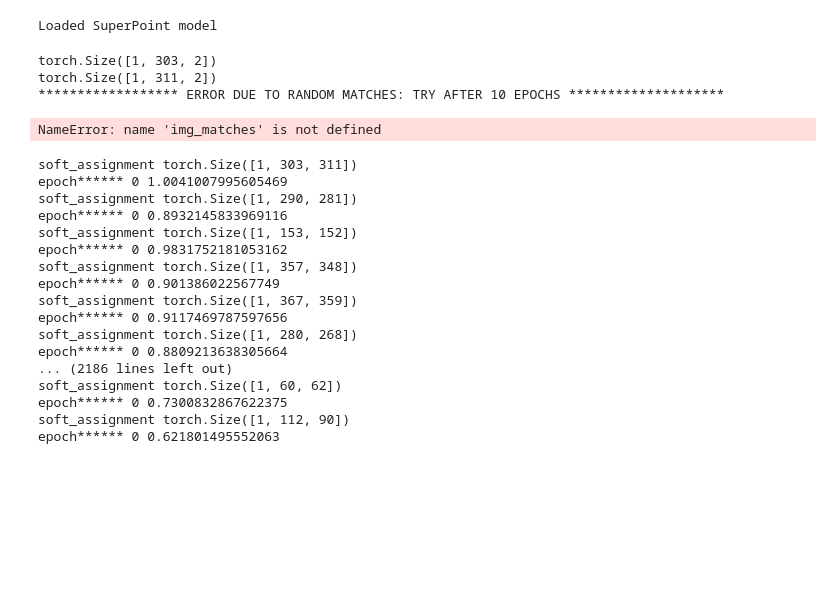
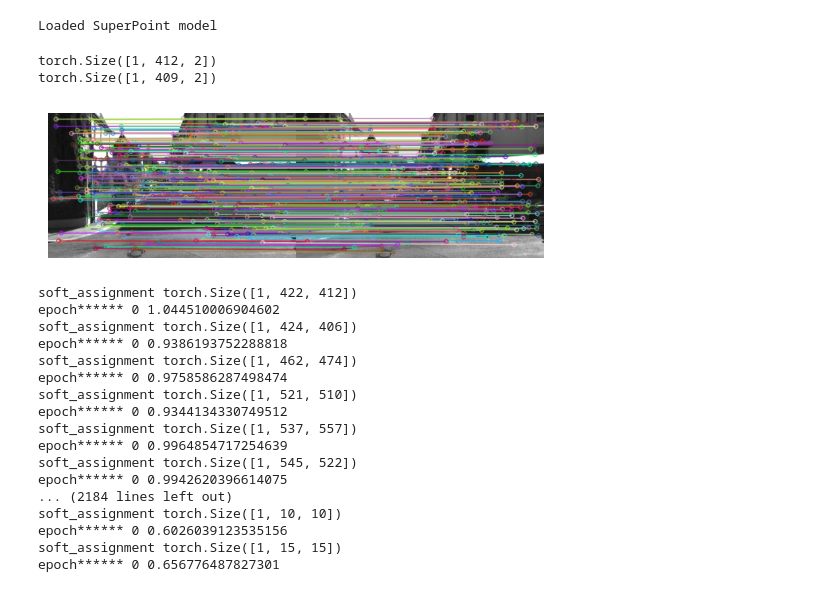
Before and after one commit to amit205/descriptor-epipolar, a Jupyter notebook: sp_epipolar-Copy1.ipynb, the cells around one changed output. Saved outputs shown, nothing was run; the diff lists cells and outputs as text; code cells hidden in the pictures; blank space fills up the shorter version.

Commit message:
fixed error in cv.drawmatches

```diff
--- a/sp_epipolar-Copy1.ipynb
+++ b/sp_epipolar-Copy1.ipynb
@@ -37,3 +37,10 @@ import matplotlib.pyplot as plt
 K = np.array([[707.0912, 0, 601.8873],
               [0, 707.0912, 183.1104],
               [0, 0, 1]])
+# %%
+import glob
+image_0_path_list = glob.glob('/spslam/kitti-odometry-gray/sequences/07/image_0/*')
+image_0_path_list.sort()
+print(image_0_path_list[1001])
+# image_1_path_list = glob.glob('/spslam/kitti-odometry-gray/sequences/07/image_1/*')
+# print(image_1_path_list[1001])
@@ -407,44 +407,44 @@ print(kp_2.shape)
 infer_keypoints1 = kp_1.detach().cpu().numpy()
 infer_keypoints2 = kp_2.detach().cpu().numpy()
 
 # Convert numpy array keypoints to list of cv2.KeyPoint objects
 keypoints1 = convert_keypoints(infer_keypoints1)
 keypoints2 = convert_keypoints(infer_keypoints2)
 
 # Create a BFMatcher object
 # Choose the appropriate norm type depending on your descriptor
 bf = cv2.BFMatcher(cv2.NORM_L2, crossCheck=True)
 
 # Match descriptors
 matches = bf.match( tensor_to_numpy(d_1).reshape(-1, 256), tensor_to_numpy(d_2).reshape(-1, 256))
 # print('matches:', matches[0])
 # print('keypoints1:', keypoints1)
 # print('keypoints2:', keypoints2)
 # Apply Lowe's ratio
 ratio_threshold = 0.75  # Can be adjusted, common values are in the range 0.7 to 0.8
 # good_matches = [m for m, n in matches if m.distance < ratio_threshold * n.distance]
-
+image1 = (image1*255.).astype('uint8')
+image2 = (image2*255.).astype('uint8')
 # Draw the top N matches
 try:
     img_matches = cv2.drawMatches(image1, keypoints1, image2, keypoints2, matches, None, flags=2)
 except:
     print("****************** ERROR DUE TO RANDOM MATCHES: TRY AFTER 10 EPOCHS ********************")
 
 # Display the image
 plt.imshow(img_matches)
 plt.axis('off')  # Turn off axis numbers
 plt.show()
 # %% [output]
-torch.Size([1, 303, 2])
-torch.Size([1, 311, 2])
-****************** ERROR DUE TO RANDOM MATCHES: TRY AFTER 10 EPOCHS ********************
+torch.Size([1, 412, 2])
+torch.Size([1, 409, 2])
-NameError: name 'img_matches' is not defined
+[figure, added]
 # %%
 kp_net.train()
 for i in range(1):
-    for j in range(len(img1_list)):
+    for j in range(len(img1_list)-1):
         image1 = img1_list[j]
-        image2 = img2_list[j]
+        image2 = img1_list[j+1]
         img1 = cv2.resize(image1, dim)
         img2 = cv2.resize(image2, dim)
 
@@ -479,23 +479,23 @@ for i in range(1):
         combined_loss.backward()
         optimizer.step()
 # %% [output]
-soft_assignment torch.Size([1, 303, 311])
-epoch****** 0 1.0041007995605469
-soft_assignment torch.Size([1, 290, 281])
-epoch****** 0 0.8932145833969116
-soft_assignment torch.Size([1, 153, 152])
-epoch****** 0 0.9831752181053162
-soft_assignment torch.Size([1, 357, 348])
-epoch****** 0 0.901386022567749
-soft_assignment torch.Size([1, 367, 359])
-epoch****** 0 0.9117469787597656
-soft_assignment torch.Size([1, 280, 268])
-epoch****** 0 0.8809213638305664
-... (2186 lines left out)
-soft_assignment torch.Size([1, 60, 62])
-epoch****** 0 0.7300832867622375
-soft_assignment torch.Size([1, 112, 90])
-epoch****** 0 0.621801495552063
+soft_assignment torch.Size([1, 422, 412])
+epoch****** 0 1.044510006904602
+soft_assignment torch.Size([1, 424, 406])
+epoch****** 0 0.9386193752288818
+soft_assignment torch.Size([1, 462, 474])
+epoch****** 0 0.9758586287498474
+soft_assignment torch.Size([1, 521, 510])
+epoch****** 0 0.9344134330749512
+soft_assignment torch.Size([1, 537, 557])
+epoch****** 0 0.9964854717254639
+soft_assignment torch.Size([1, 545, 522])
+epoch****** 0 0.9942620396614075
+... (2184 lines left out)
+soft_assignment torch.Size([1, 10, 10])
+epoch****** 0 0.6026039123535156
+soft_assignment torch.Size([1, 15, 15])
+epoch****** 0 0.656776487827301
 # %%
 import matplotlib.pyplot as plt
 fig, (ax1, ax2) = plt.subplots(2)
```
Also changed, not shown: parts of 8 cells of this notebook.
